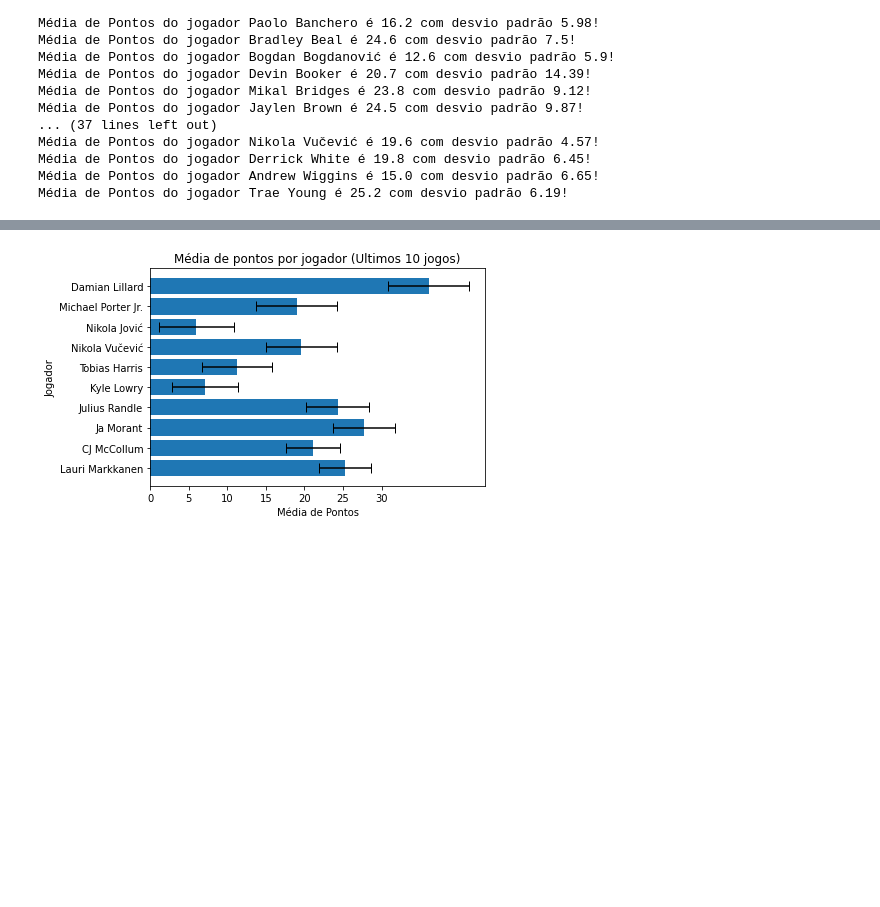
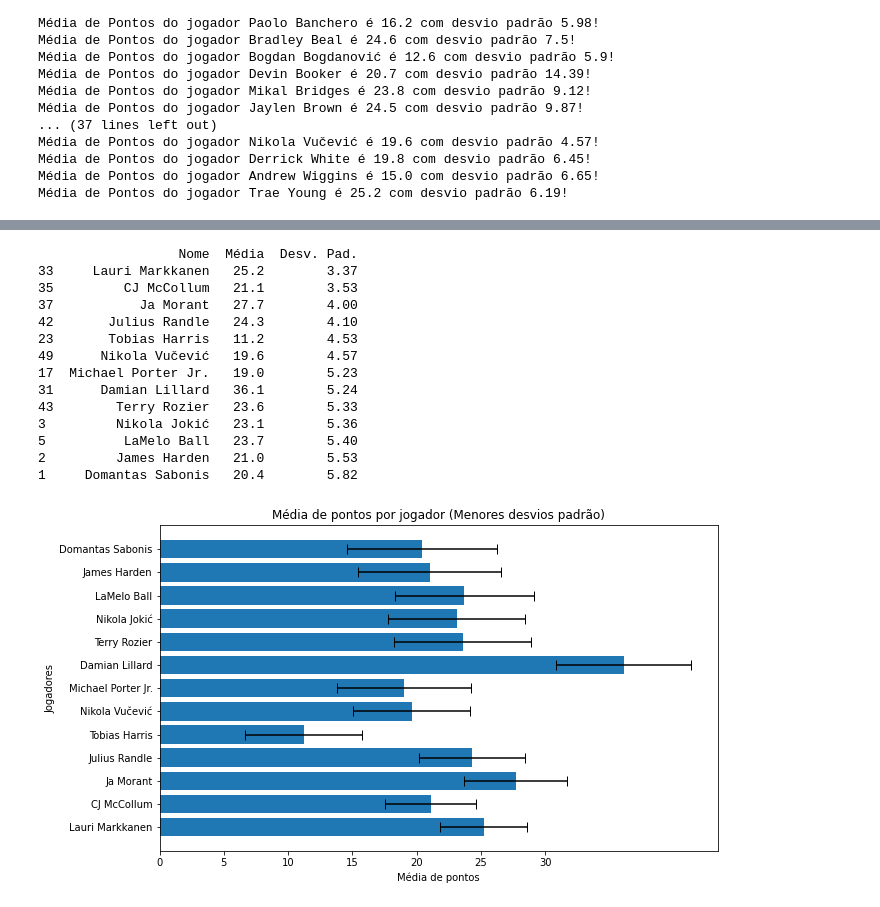
Before and after one commit to allancostajardim/allancostajardim, a Jupyter notebook: NBA_WebScraping.ipynb, the cells around one changed output, grey strips where cells are left out. Cells and saved outputs as stored; diff of their text form; code cells hidden in the pictures; blank space fills up the shorter version.

```diff
--- a/NBA_WebScraping.ipynb
+++ b/NBA_WebScraping.ipynb
@@ -140,18 +138,37 @@ display(results.query('Média >= 10'))
 # %%
 import matplotlib.pyplot as plt
 
 # criar um DataFrame com médias e desvios padrão
-results = results.sort_values(by='Desv. Pad.', ascending=True).head(10)
 
+results  = results.query('Média >= 10')
+results = results.sort_values(by='Desv. Pad.', ascending=True).head(15)
+print(results)
 # criar o gráfico de barras com barras de erro
-plt.barh(results['Nome'], results['Média'], xerr=results['Desv. Pad.'], capsize=5)
+fig, ax = plt.subplots(figsize=(10, 6))
+ax.barh(results['Nome'], results['Média'], xerr=results['Desv. Pad.'], capsize=5)
 
 # adicionar rótulos e título do gráfico
-plt.xlabel('Média de Pontos')
-plt.ylabel('Jogador')
-plt.title('Média de pontos por jogador (Ultimos 10 jogos)')
-plt.xticks(range(0, 31, 5))
+ax.set_xlabel('Média de pontos')
+ax.set_ylabel('Jogadores')
+ax.set_title('Média de pontos por jogador (Menores desvios padrão)')
+
+# ajustar os rótulos do eixo x
+ax.set_xticks(range(0, 31, 5))
 # exibir o gráfico
 plt.show()
 # %% [output]
+                  Nome  Média  Desv. Pad.
+33     Lauri Markkanen   25.2        3.37
+35         CJ McCollum   21.1        3.53
+37           Ja Morant   27.7        4.00
+42       Julius Randle   24.3        4.10
+23       Tobias Harris   11.2        4.53
+49      Nikola Vučević   19.6        4.57
+17  Michael Porter Jr.   19.0        5.23
+31      Damian Lillard   36.1        5.24
+43        Terry Rozier   23.6        5.33
+3         Nikola Jokić   23.1        5.36
+5          LaMelo Ball   23.7        5.40
+2         James Harden   21.0        5.53
+1     Domantas Sabonis   20.4        5.82
-[figure, old version]
+[figure, new version]
```
Also changed, not shown: parts of 2 cells of this notebook.
